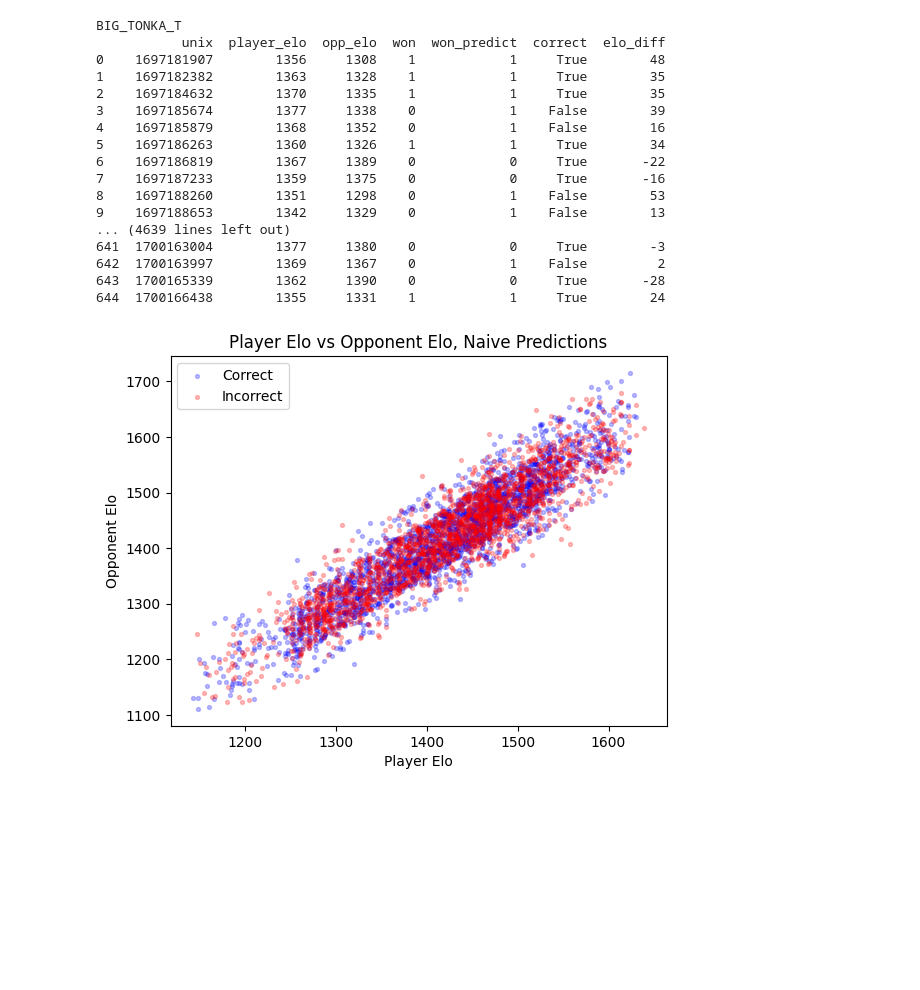
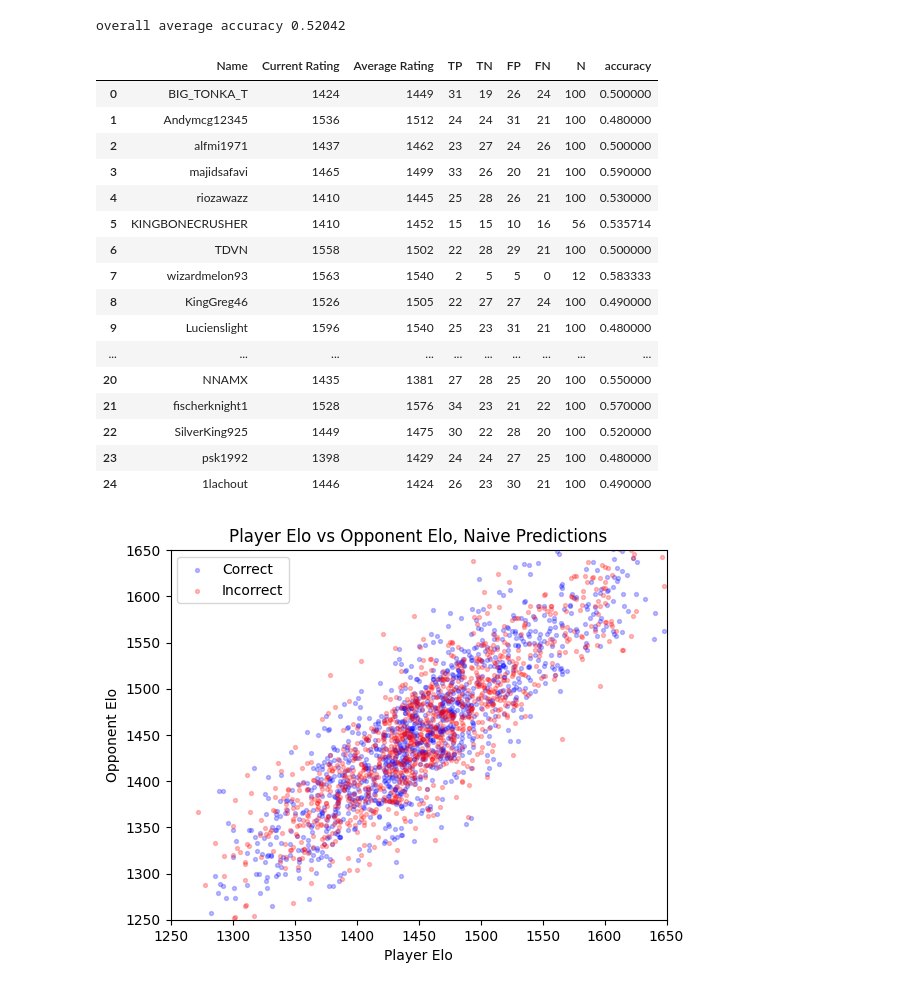
Before and after one commit to okeanskiy/online-chess-win-predictions, a Jupyter notebook: naive_prediction_model.ipynb, the cells around one changed output. Drawn from its saved outputs; the diff is of its cells as text; code cells hidden in the pictures; blank space fills up the shorter version.

```diff
--- a/naive_prediction_model.ipynb
+++ b/naive_prediction_model.ipynb
@@ -122,22 +33,0 @@ overall average accuracy 0.517
-# %%
-for analysis in analyses:
-    print(analysis['player_name'])
-    print(analysis['data'])
-# %% [output]
-BIG_TONKA_T
-           unix  player_elo  opp_elo  won  won_predict  correct  elo_diff
-0    1697181907        1356     1308    1            1     True        48
-1    1697182382        1363     1328    1            1     True        35
-2    1697184632        1370     1335    1            1     True        35
-3    1697185674        1377     1338    0            1    False        39
-4    1697185879        1368     1352    0            1    False        16
-5    1697186263        1360     1326    1            1     True        34
-6    1697186819        1367     1389    0            0     True       -22
-7    1697187233        1359     1375    0            0     True       -16
-8    1697188260        1351     1298    0            1    False        53
-9    1697188653        1342     1329    0            1    False        13
-... (4639 lines left out)
-641  1700163004        1377     1380    0            0     True        -3
-642  1700163997        1369     1367    0            1    False         2
-643  1700165339        1362     1390    0            0     True       -28
-644  1700166438        1355     1331    1            1     True        24
@@ -150,0 +34,42 @@ incorrect_df = df[df['correct'] == False]
+# %%
+stats_list = []
+
+for player_name in df['player_name'].unique():
+    player_df = df[df['player_name'] == player_name].copy()
+    player_df['won_predict'] = [predict_win(row['player_elo'], row['opp_elo']) for index, row in player_df.iterrows()]
+
+    player_info = {
+        'Name': player_name,
+        'Current Rating': player_df['player_elo'].iloc[0],
+        'Average Rating': round(np.mean(player_df['player_elo']))
+    }
+
+    player_info.update(analysis_prediction_stats(player_df))
+
+    stats_list.append(player_info)
+
+stats_df = pd.DataFrame(stats_list)
+
+overall_average_accuracy = np.sum(stats_df['accuracy'] * stats_df['N']) / np.sum(stats_df['N'])
+print('overall average accuracy', round(overall_average_accuracy, 5))
+
+stats_df
+# %% [output]
+overall average accuracy 0.52042
+|  | Name | Current Rating | Average Rating | TP | TN | FP | FN | N | accuracy |
+| 0 | BIG_TONKA_T | 1424 | 1449 | 31 | 19 | 26 | 24 | 100 | 0.500000 |
+| 1 | Andymcg12345 | 1536 | 1512 | 24 | 24 | 31 | 21 | 100 | 0.480000 |
+| 2 | alfmi1971 | 1437 | 1462 | 23 | 27 | 24 | 26 | 100 | 0.500000 |
+| 3 | majidsafavi | 1465 | 1499 | 33 | 26 | 20 | 21 | 100 | 0.590000 |
+| 4 | riozawazz | 1410 | 1445 | 25 | 28 | 26 | 21 | 100 | 0.530000 |
+| 5 | KINGBONECRUSHER | 1410 | 1452 | 15 | 15 | 10 | 16 | 56 | 0.535714 |
+| 6 | TDVN | 1558 | 1502 | 22 | 28 | 29 | 21 | 100 | 0.500000 |
+| 7 | wizardmelon93 | 1563 | 1540 | 2 | 5 | 5 | 0 | 12 | 0.583333 |
+| 8 | KingGreg46 | 1526 | 1505 | 22 | 27 | 27 | 24 | 100 | 0.490000 |
+| 9 | Lucienslight | 1596 | 1540 | 25 | 23 | 31 | 21 | 100 | 0.480000 |
+| ... | ... | ... | ... | ... | ... | ... | ... | ... | ... |
+| 20 | NNAMX | 1435 | 1381 | 27 | 28 | 25 | 20 | 100 | 0.550000 |
+| 21 | fischerknight1 | 1528 | 1576 | 34 | 23 | 21 | 22 | 100 | 0.570000 |
+| 22 | SilverKing925 | 1449 | 1475 | 30 | 22 | 28 | 20 | 100 | 0.520000 |
+| 23 | psk1992 | 1398 | 1429 | 24 | 24 | 27 | 25 | 100 | 0.480000 |
+| 24 | 1lachout | 1446 | 1424 | 26 | 23 | 30 | 21 | 100 | 0.490000 |
@@ -157,8 +88,10 @@ plt.xlabel('Player Elo')
 plt.ylabel('Opponent Elo')
 plt.title('Player Elo vs Opponent Elo, Naive Predictions')
 plt.legend()
+plt.ylim(1250, 1650)
+plt.xlim(1250, 1650)
 plt.show()
 # %% [output]
-[figure, old version]
+[figure, new version]
 # %%
 # accuracy by elo difference quantile
```
Also changed, not shown: parts of 8 cells of this notebook, 2 other files.
